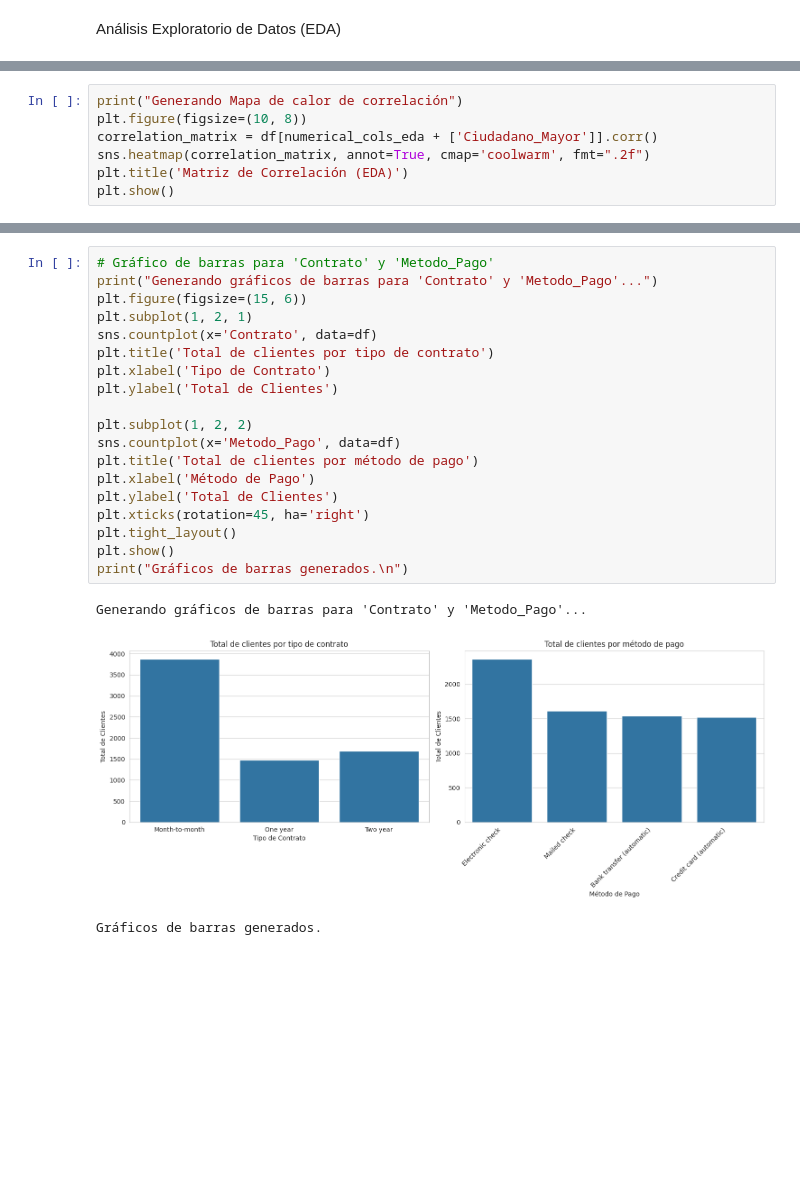
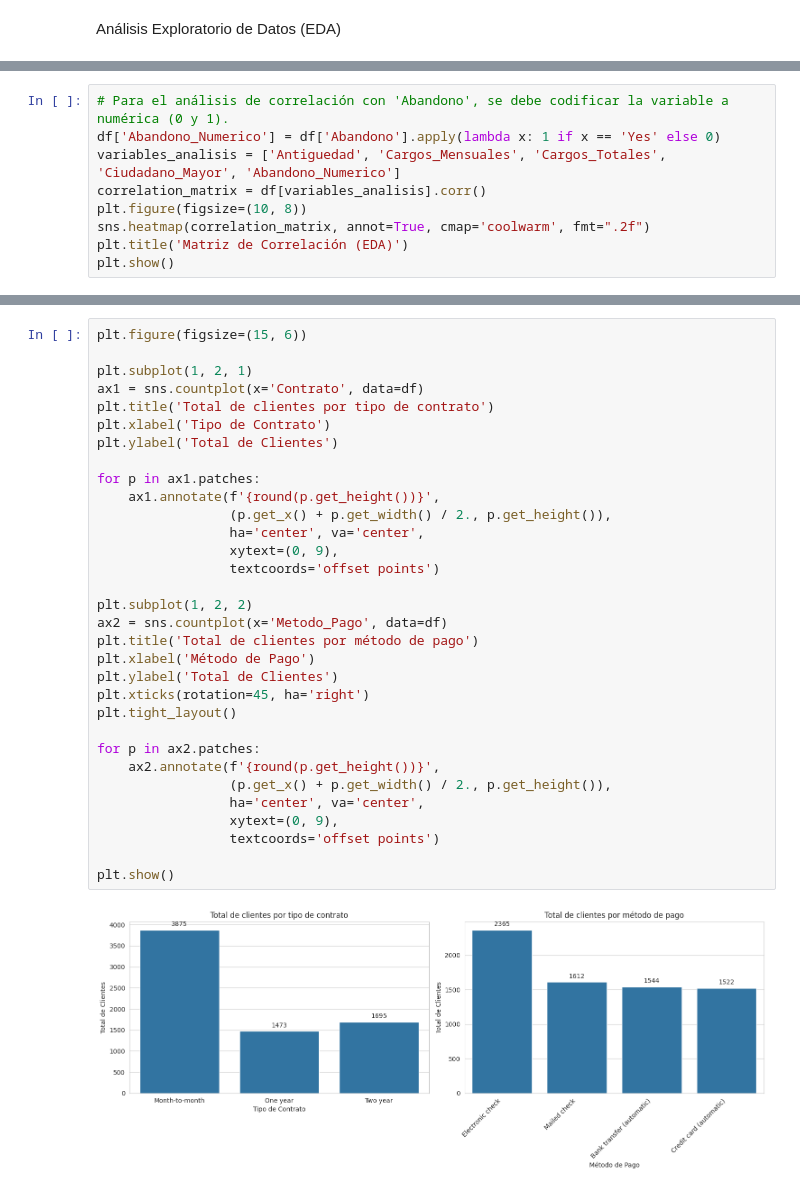
Before and after one commit to prieto06co/DataScienceI_84650-Entrega-N1-EdgarArmandoPrietoVargas, a Jupyter notebook: ProyectoDSParteI+EdgarPrietoV.ipynb, the cells around one changed output, grey strips where cells are left out. Cells and saved outputs as stored; diff of their text form; blank space fills up the shorter version.

```diff
--- a/ProyectoDSParteI+EdgarPrietoV.ipynb
+++ b/ProyectoDSParteI+EdgarPrietoV.ipynb
@@ -106,7 +128,9 @@ Boxplots generados.
 # %%
-print("Generando Mapa de calor de correlación")
+# Para el análisis de correlación con 'Abandono', se debe codificar la variable a numérica (0 y 1).
+df['Abandono_Numerico'] = df['Abandono'].apply(lambda x: 1 if x == 'Yes' else 0)
+variables_analisis = ['Antiguedad', 'Cargos_Mensuales', 'Cargos_Totales', 'Ciudadano_Mayor', 'Abandono_Numerico']
+correlation_matrix = df[variables_analisis].corr()
 plt.figure(figsize=(10, 8))
-correlation_matrix = df[numerical_cols_eda + ['Ciudadano_Mayor']].corr()
 sns.heatmap(correlation_matrix, annot=True, cmap='coolwarm', fmt=".2f")
 plt.title('Matriz de Correlación (EDA)')
 plt.show()
@@ -126,23 +159,34 @@ Generando gráfico de balance de 'Abandono'...
 # %%
-# Gráfico de barras para 'Contrato' y 'Metodo_Pago'
-print("Generando gráficos de barras para 'Contrato' y 'Metodo_Pago'...")
 plt.figure(figsize=(15, 6))
+
 plt.subplot(1, 2, 1)
-sns.countplot(x='Contrato', data=df)
+ax1 = sns.countplot(x='Contrato', data=df)
 plt.title('Total de clientes por tipo de contrato')
 plt.xlabel('Tipo de Contrato')
 plt.ylabel('Total de Clientes')
 
+for p in ax1.patches:
+    ax1.annotate(f'{round(p.get_height())}',
+                 (p.get_x() + p.get_width() / 2., p.get_height()),
+                 ha='center', va='center',
+                 xytext=(0, 9),
+                 textcoords='offset points')
+
 plt.subplot(1, 2, 2)
-sns.countplot(x='Metodo_Pago', data=df)
+ax2 = sns.countplot(x='Metodo_Pago', data=df)
 plt.title('Total de clientes por método de pago')
 plt.xlabel('Método de Pago')
 plt.ylabel('Total de Clientes')
 plt.xticks(rotation=45, ha='right')
 plt.tight_layout()
+
+for p in ax2.patches:
+    ax2.annotate(f'{round(p.get_height())}',
+                 (p.get_x() + p.get_width() / 2., p.get_height()),
+                 ha='center', va='center',
+                 xytext=(0, 9),
+                 textcoords='offset points')
+
 plt.show()
-print("Gráficos de barras generados.\n")
 # %% [output]
-Generando gráficos de barras para 'Contrato' y 'Metodo_Pago'...
-[figure, old version]
+[figure, new version]
-Gráficos de barras generados.
```
Also changed, not shown: parts of 12 cells of this notebook.
